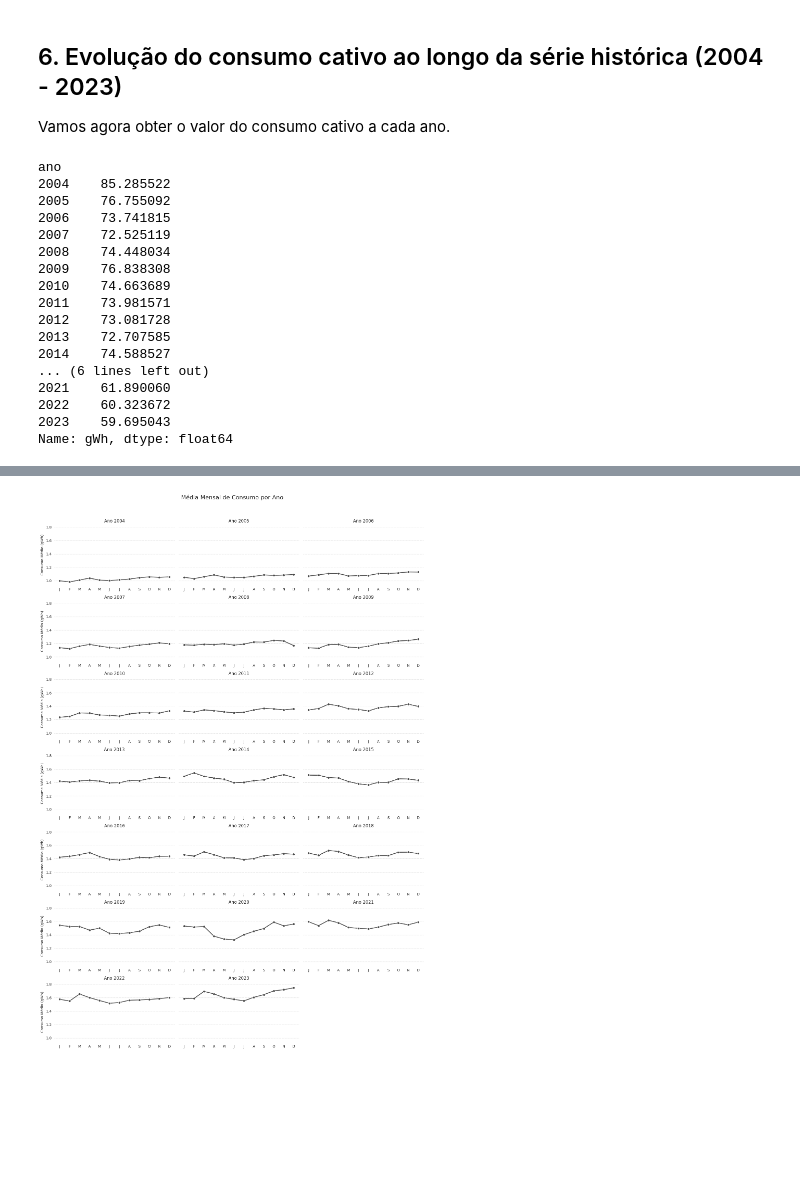
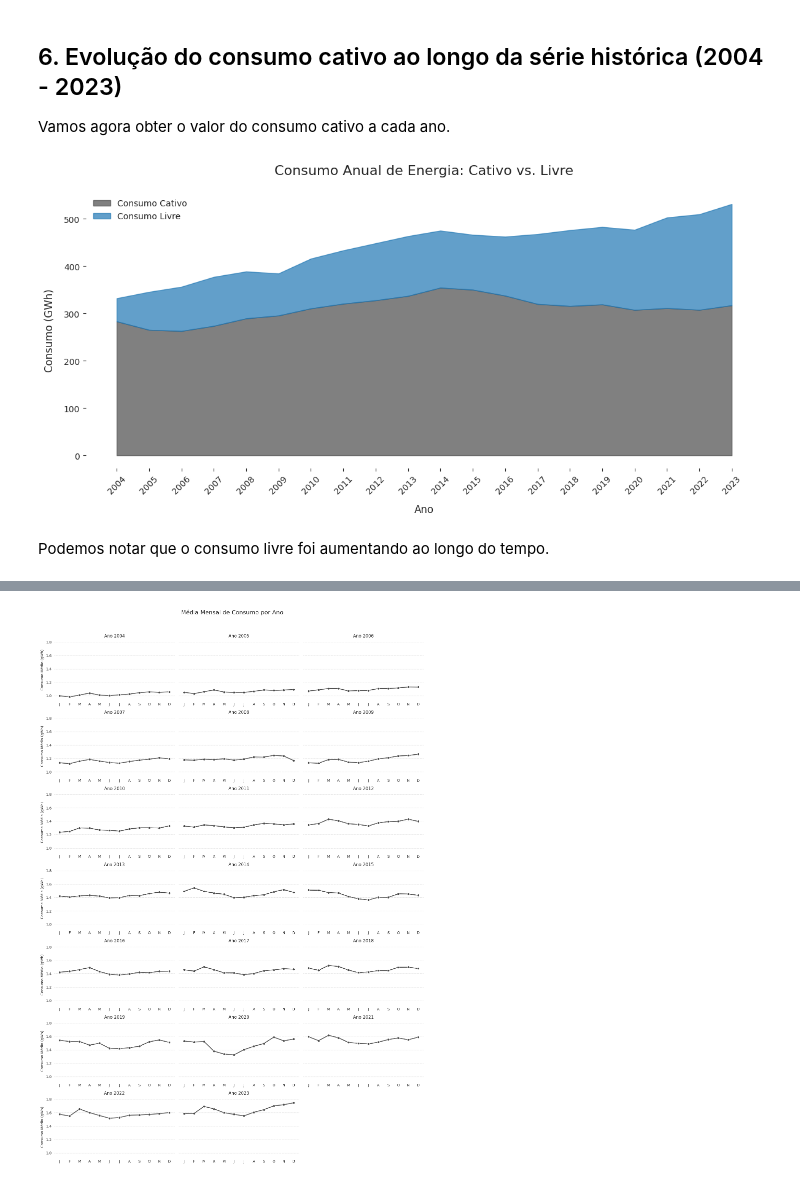
Before and after one commit to jorgelzsilva/projeto_consumo_energia, a Jupyter notebook: notebooks/desafio_final_jorge.ipynb, the cells around one changed output, grey strips where cells are left out. Drawn from its saved outputs; the diff is of its cells as text; code cells hidden in the pictures; blank space fills up the shorter version.

```diff
--- a/notebooks/desafio_final_jorge.ipynb
+++ b/notebooks/desafio_final_jorge.ipynb
@@ -764,23 +771,50 @@ Vamos agora obter o valor do consumo cativo a cada ano.
 # %%
 consumo_anual_cativo = df[df['tipo_consumo'] == 'Cativo'].groupby('ano')['gWh'].sum()
 consumo_relativo_anual_cat_total = consumo_anual_cativo / consumo_anual_total * 100
-# %%
-consumo_relativo_anual_cat_total
-# %% [output]
-ano
-2004    85.285522
-2005    76.755092
-2006    73.741815
-2007    72.525119
-2008    74.448034
-2009    76.838308
-2010    74.663689
-2011    73.981571
-2012    73.081728
-2013    72.707585
-2014    74.588527
-... (6 lines left out)
-2021    61.890060
-2022    60.323672
-2023    59.695043
-Name: gWh, dtype: float64
+# %%
+# Criar um DataFrame combinando as duas séries
+df_consumo = pd.DataFrame({
+    'Cativo': consumo_anual_cativo,
+    'Total': consumo_anual_total
+})
+# %%
+# Calcular o consumo livre (diferença entre total e cativo)
+df_consumo['Livre'] = df_consumo['Total'] - df_consumo['Cativo']
+# %%
+# Criar a figura e o eixo
+fig, ax = plt.subplots(figsize=(12, 6), facecolor='white')
+
+# Plotar o gráfico de área
+ax.fill_between(df_consumo.index, 0, df_consumo['Cativo'], alpha=0.7, color='#4a4a4a', label='Consumo Cativo')
+ax.fill_between(df_consumo.index, df_consumo['Cativo'], df_consumo['Total'], alpha=0.7, color='#1f77b4', label='Consumo Livre')
+
+# Remover bordas
+remove_bordas()
+
+# Configurar os ticks do eixo x
+tick_params()
+
+# Ajustar o intervalo do eixo x para mostrar todos os anos
+plt.xticks(range(2004, 2024))
+
+# Rotacionar os rótulos do eixo x para melhor legibilidade
+plt.xticks(rotation=45)
+
+# Configurar títulos e rótulos
+plt.title('Consumo Anual de Energia: Cativo vs. Livre', fontsize=16, pad=20)
+plt.xlabel('Ano', fontsize=12, labelpad=10)
+plt.ylabel('Consumo (GWh)', fontsize=12, labelpad=10)
+
+# Adicionar legenda
+plt.legend(loc='upper left', frameon=False)
+
+# Ajustar o layout
+plt.tight_layout()
+
+# Salvar e mostrar o gráfico
+plt.savefig('../imagens/consumo_anual_cativo_livre.png', format='png', dpi=300, bbox_inches='tight')
+plt.show()
+# %% [output]
+[figure, added]
+# %% [markdown]
+Podemos notar que o consumo livre foi aumentando ao longo do tempo.
```
Also changed, not shown: parts of 25 cells of this notebook, 6 other files.
